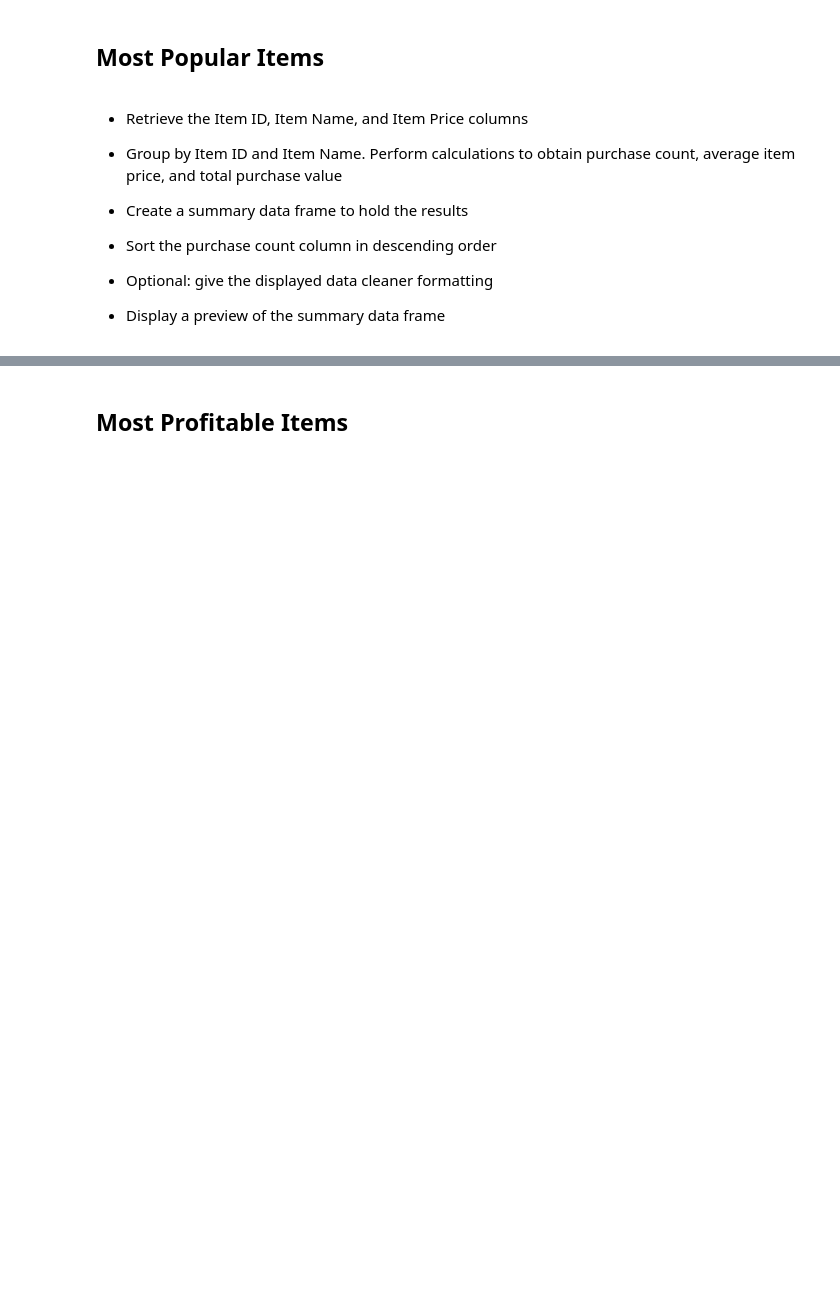
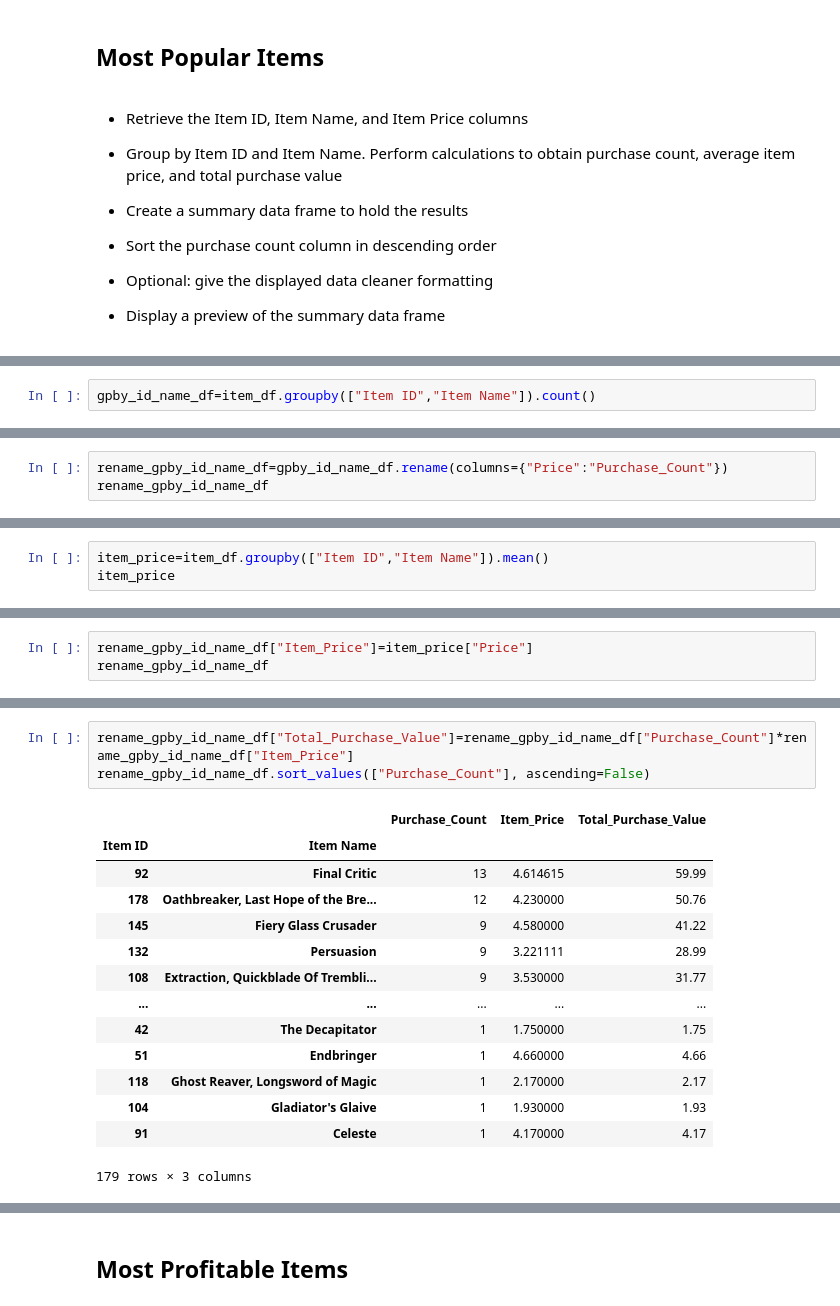
Before and after one commit to clem1803/pandas-challenge, a Jupyter notebook: HeroesOfPymoli/HeroesOfPymoli_starter.ipynb, the cells around one changed output, grey strips where cells are left out. Cells and saved outputs as stored; diff of their text form; blank space fills up the shorter version.

```diff
--- a/HeroesOfPymoli/HeroesOfPymoli_starter.ipynb
+++ b/HeroesOfPymoli/HeroesOfPymoli_starter.ipynb
@@ -725,0 +796,2 @@ final_df3
+# %%
+gpby_id_name_df=item_df.groupby(["Item ID","Item Name"]).count()
@@ -725,0 +815,3 @@ final_df3
+# %%
+rename_gpby_id_name_df=gpby_id_name_df.rename(columns={"Price":"Purchase_Count"})
+rename_gpby_id_name_df
@@ -725,0 +833,3 @@ final_df3
+# %%
+item_price=item_df.groupby(["Item ID","Item Name"]).mean()
+item_price
@@ -725,0 +851,3 @@ final_df3
+# %%
+rename_gpby_id_name_df["Item_Price"]=item_price["Price"]
+rename_gpby_id_name_df
@@ -725,0 +869,18 @@ final_df3
+# %%
+rename_gpby_id_name_df["Total_Purchase_Value"]=rename_gpby_id_name_df["Purchase_Count"]*rename_gpby_id_name_df["Item_Price"]
+rename_gpby_id_name_df.sort_values(["Purchase_Count"], ascending=False)
+# %% [output]
+|  |  | Purchase_Count | Item_Price | Total_Purchase_Value |
+| Item ID | Item Name |  |  |  |
+| 92 | Final Critic | 13 | 4.614615 | 59.99 |
+| 178 | Oathbreaker, Last Hope of the Bre... | 12 | 4.230000 | 50.76 |
+| 145 | Fiery Glass Crusader | 9 | 4.580000 | 41.22 |
+| 132 | Persuasion | 9 | 3.221111 | 28.99 |
+| 108 | Extraction, Quickblade Of Trembli... | 9 | 3.530000 | 31.77 |
+| ... | ... | ... | ... | ... |
+| 42 | The Decapitator | 1 | 1.750000 | 1.75 |
+| 51 | Endbringer | 1 | 4.660000 | 4.66 |
+| 118 | Ghost Reaver, Longsword of Magic | 1 | 2.170000 | 2.17 |
+| 104 | Gladiator's Glaive | 1 | 1.930000 | 1.93 |
+| 91 | Celeste | 1 | 4.170000 | 4.17 |
+179 rows × 3 columns
```
Also changed, not shown: parts of 30 cells of this notebook, 2 other files.
